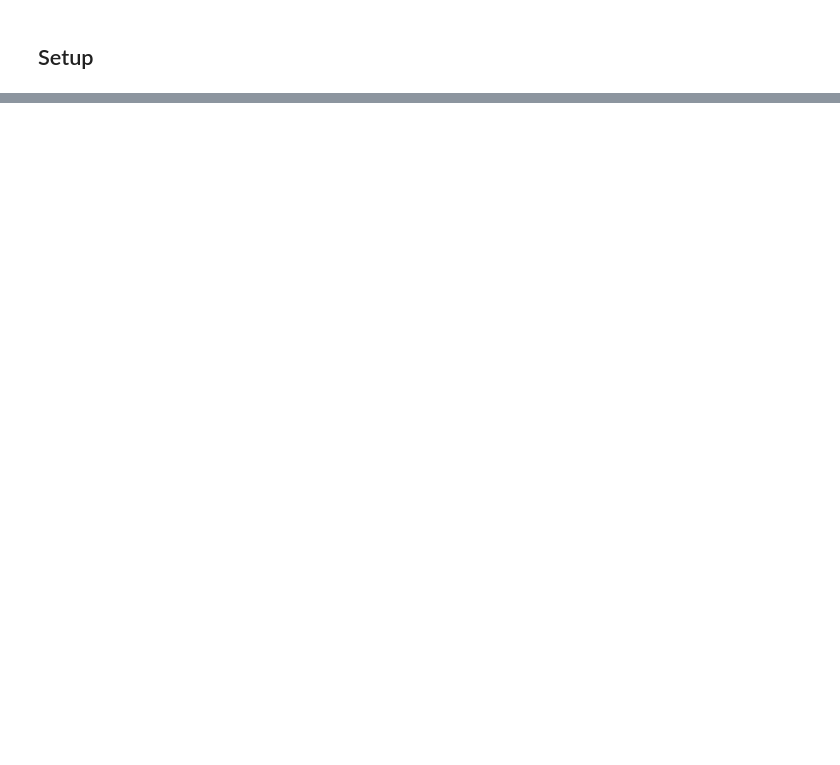
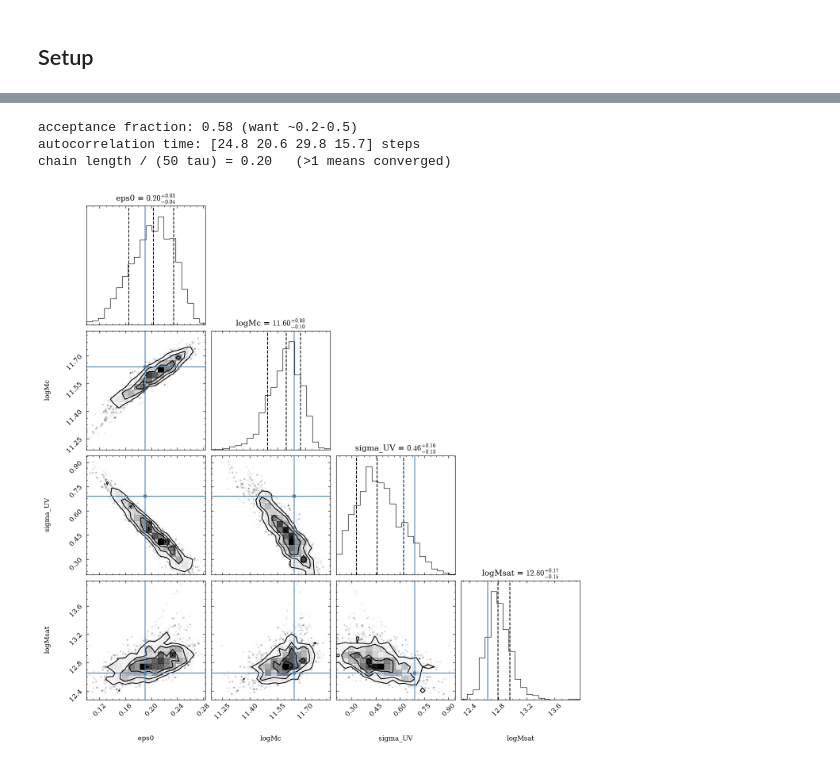
Before and after one commit to mShuntov/uvlf-hod, a Jupyter notebook: notebooks/validate_shuntov25.ipynb, the cells around one changed output, grey strips where cells are left out. Drawn from its saved outputs; the diff is of its cells as text; code cells hidden in the pictures; blank space fills up the shorter version.

```diff
--- a/notebooks/validate_shuntov25.ipynb
+++ b/notebooks/validate_shuntov25.ipynb
@@ -364,0 +96,11 @@ KeyboardInterrupt:
+# %%
+uvlf = Dataset.uvlf(z=Z, MUV=MUV, phi=phi, sigma=phi_err, label="UVLF")
+
+clustering = Dataset.clustering(
+    z=Z, theta=theta, w=w, sigma=w_err,
+    MUV_thresh1=-20.0,
+    corr_kwargs=dict(correlation_type="angular", znum=30, theta_num=40,
+                     theta_min=0.3, theta_max=3600.0),
+    label="w(theta)",
+)
+uvlf, clustering
@@ -364,0 +119,10 @@ KeyboardInterrupt:
+# %%
+pub = default_fixed_z_values()     # published z~5.4 values, used as starting points
+
+params = ParameterSet([
+    Parameter("eps0",     Uniform(0.02, 0.50), value=pub["eps0"]),      # star-formation efficiency
+    Parameter("logMc",    Uniform(10.5, 12.8), value=pub["logMc"]),     # characteristic halo mass
+    Parameter("sigma_UV", Uniform(0.20, 1.30), value=pub["sigma_UV"]),  # UV scatter [mag]
+    Parameter("logMsat",  Uniform(11.0, 14.0), value=pub["logMsat"]),   # satellite mass scale
+])
+params
@@ -364,0 +141,7 @@ KeyboardInterrupt:
+# %%
+like = GaussianLikelihood(
+    [uvlf, clustering],
+    ModelParametrization("fixed_z", params),
+    hmf_points=256,
+)
+like
@@ -364,0 +166,5 @@ KeyboardInterrupt:
+# %%
+result = EmceeSampler(params, like).run(
+    nwalkers=16, nsteps=300, processes=NPROC, seed=0, progress=False,
+)
+print(result)
@@ -364,0 +186,15 @@ KeyboardInterrupt:
+# %%
+print("acceptance fraction:", round(result.extras["acceptance_fraction"], 2), "(want ~0.2-0.5)")
+tau = result.extras["autocorr_time"]
+print("autocorrelation time:", np.round(tau, 1), "steps")
+print(f"chain length / (50 tau) = {300 / (50 * np.max(tau)):.2f}   (>1 means converged)")
+# %% [output]
+acceptance fraction: 0.58 (want ~0.2-0.5)
+autocorrelation time: [24.8 20.6 29.8 15.7] steps
+chain length / (50 tau) = 0.20   (>1 means converged)
+# %%
+truths = [pub[n] for n in result.names]          # published values, for reference
+fig = result.corner_plot(truths=truths)
+plt.show()
+# %% [output]
+[figure, added]
```
Also changed, not shown: parts of 39 cells of this notebook, 15 other files.
